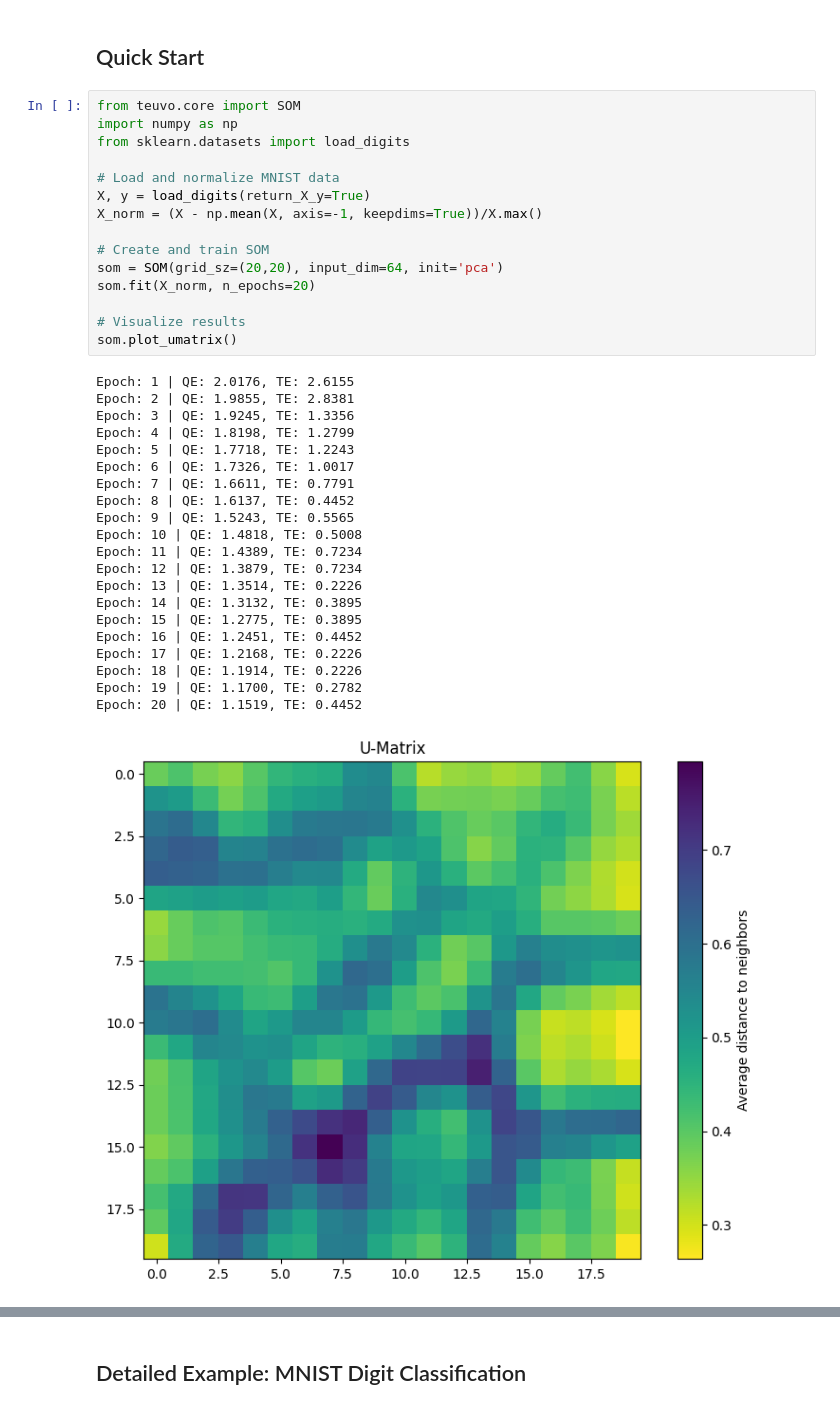
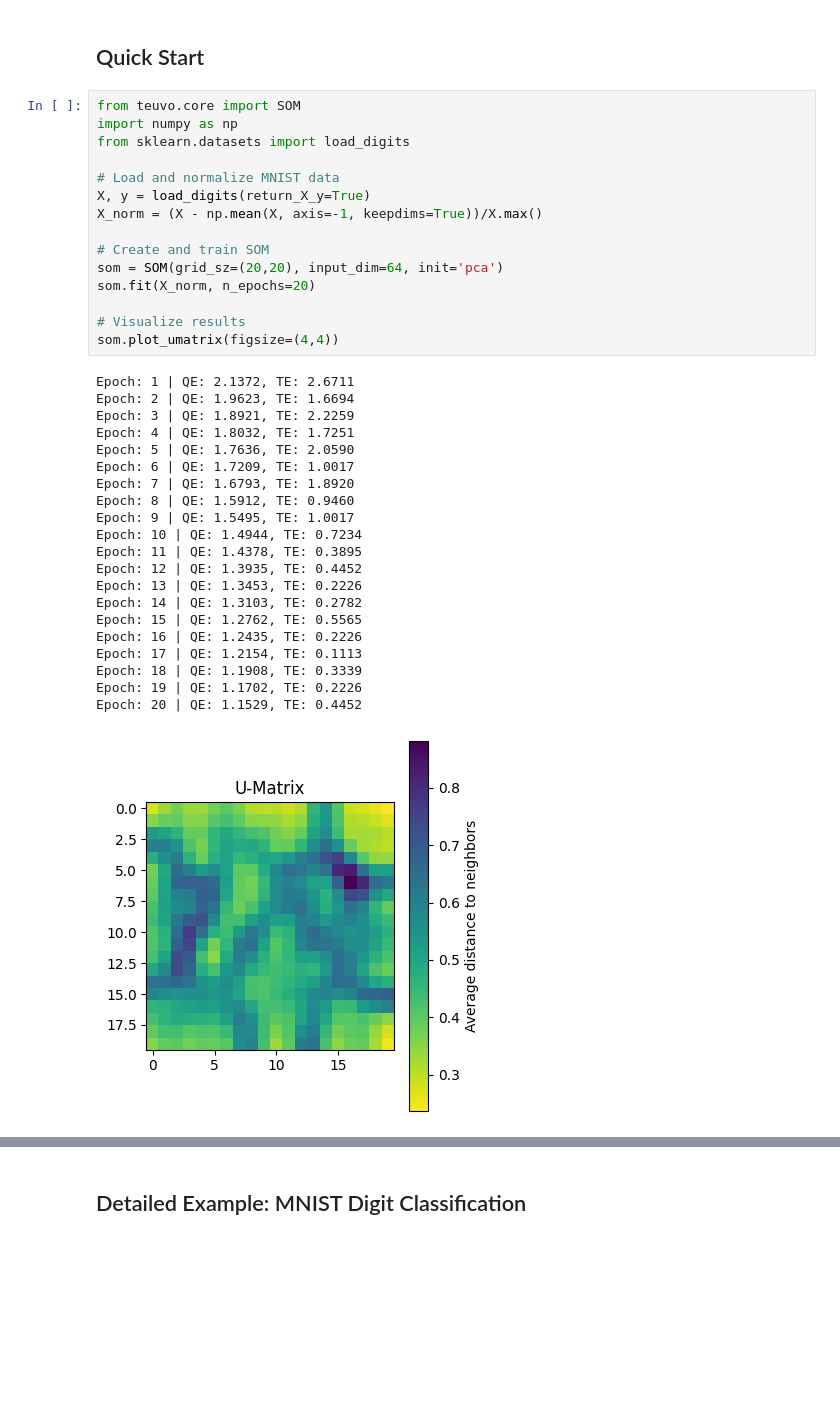
Before and after one commit to franckalbinet/teuvo, a Jupyter notebook: nbs/index.ipynb, the cells around one changed output, grey strips where cells are left out. Cells and saved outputs as stored; diff of their text form; blank space fills up the shorter version.

```diff
--- a/nbs/index.ipynb
+++ b/nbs/index.ipynb
@@ -22,37 +36,37 @@ pip install teuvo
 # %%
 from teuvo.core import SOM
 import numpy as np
 from sklearn.datasets import load_digits
 
 # Load and normalize MNIST data
 X, y = load_digits(return_X_y=True)
 X_norm = (X - np.mean(X, axis=-1, keepdims=True))/X.max()
 
 # Create and train SOM
 som = SOM(grid_sz=(20,20), input_dim=64, init='pca')
 som.fit(X_norm, n_epochs=20)
 
 # Visualize results
-som.plot_umatrix()
+som.plot_umatrix(figsize=(4,4))
 # %% [output]
-Epoch: 1 | QE: 2.0176, TE: 2.6155
-Epoch: 2 | QE: 1.9855, TE: 2.8381
-Epoch: 3 | QE: 1.9245, TE: 1.3356
-Epoch: 4 | QE: 1.8198, TE: 1.2799
-Epoch: 5 | QE: 1.7718, TE: 1.2243
-Epoch: 6 | QE: 1.7326, TE: 1.0017
-Epoch: 7 | QE: 1.6611, TE: 0.7791
-Epoch: 8 | QE: 1.6137, TE: 0.4452
-Epoch: 9 | QE: 1.5243, TE: 0.5565
-Epoch: 10 | QE: 1.4818, TE: 0.5008
-Epoch: 11 | QE: 1.4389, TE: 0.7234
-Epoch: 12 | QE: 1.3879, TE: 0.7234
-Epoch: 13 | QE: 1.3514, TE: 0.2226
-Epoch: 14 | QE: 1.3132, TE: 0.3895
-Epoch: 15 | QE: 1.2775, TE: 0.3895
-Epoch: 16 | QE: 1.2451, TE: 0.4452
-Epoch: 17 | QE: 1.2168, TE: 0.2226
-Epoch: 18 | QE: 1.1914, TE: 0.2226
-Epoch: 19 | QE: 1.1700, TE: 0.2782
-Epoch: 20 | QE: 1.1519, TE: 0.4452
+Epoch: 1 | QE: 2.1372, TE: 2.6711
+Epoch: 2 | QE: 1.9623, TE: 1.6694
+Epoch: 3 | QE: 1.8921, TE: 2.2259
+Epoch: 4 | QE: 1.8032, TE: 1.7251
+Epoch: 5 | QE: 1.7636, TE: 2.0590
+Epoch: 6 | QE: 1.7209, TE: 1.0017
+Epoch: 7 | QE: 1.6793, TE: 1.8920
+Epoch: 8 | QE: 1.5912, TE: 0.9460
+Epoch: 9 | QE: 1.5495, TE: 1.0017
+Epoch: 10 | QE: 1.4944, TE: 0.7234
+Epoch: 11 | QE: 1.4378, TE: 0.3895
+Epoch: 12 | QE: 1.3935, TE: 0.4452
+Epoch: 13 | QE: 1.3453, TE: 0.2226
+Epoch: 14 | QE: 1.3103, TE: 0.2782
+Epoch: 15 | QE: 1.2762, TE: 0.5565
+Epoch: 16 | QE: 1.2435, TE: 0.2226
+Epoch: 17 | QE: 1.2154, TE: 0.1113
+Epoch: 18 | QE: 1.1908, TE: 0.3339
+Epoch: 19 | QE: 1.1702, TE: 0.2226
+Epoch: 20 | QE: 1.1529, TE: 0.4452
-[figure, old version]
+[figure, new version]
```
Also changed, not shown: parts of 7 cells of this notebook, 8 other files.
